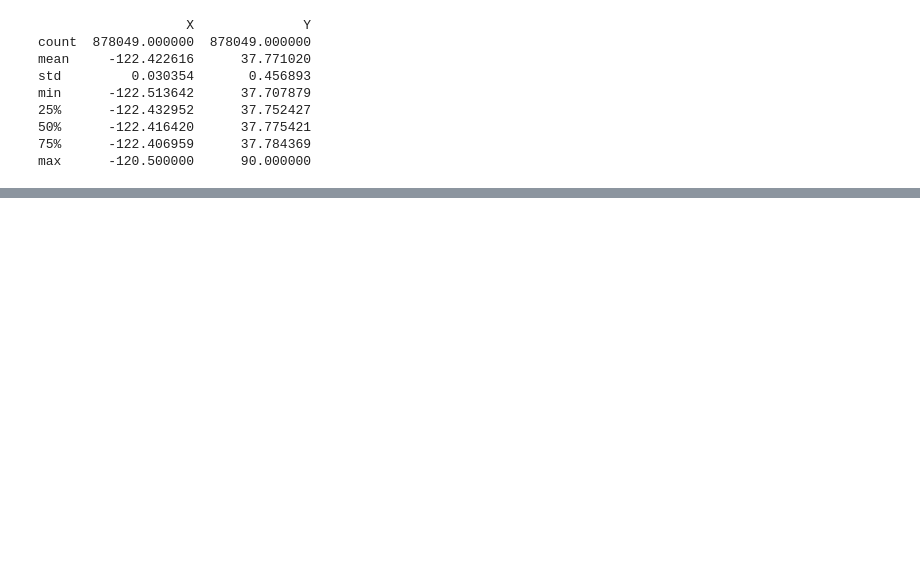
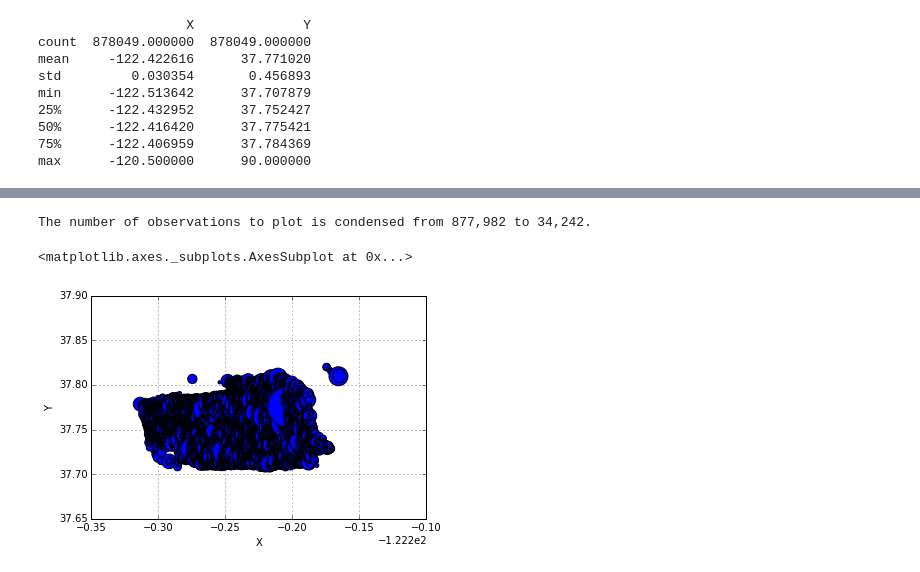
Before and after one commit to mseltz/MLearning-Final, a Jupyter notebook: Load and Examine Data.ipynb, the cells around one changed output, grey strips where cells are left out. Drawn from its saved outputs; the diff is of its cells as text; code cells hidden in the pictures; blank space fills up the shorter version.

```diff
--- a/Load and Examine Data.ipynb
+++ b/Load and Examine Data.ipynb
@@ -136,0 +155,11 @@ max      -120.500000      90.000000
+# %%
+# Let's freq first, then set the size of the dot by the number of crimes
+loc_freq = data_clean.groupby(by=['X','Y']).size().reset_index()
+print "The number of observations to plot is condensed from {:,} to {:,}.".format(len(data_clean),len(loc_freq))
+
+loc_freq.plot(kind='scatter', x='X', y='Y', s=10*np.sqrt(loc_freq[0]))
+#Not as helpful as I would have hoped, just too much going on w/out limiting the data.
+# %% [output]
+The number of observations to plot is condensed from 877,982 to 34,242.
+<matplotlib.axes._subplots.AxesSubplot at 0x...>
+[figure, added]
```
Also changed, not shown: parts of 7 cells of this notebook.
